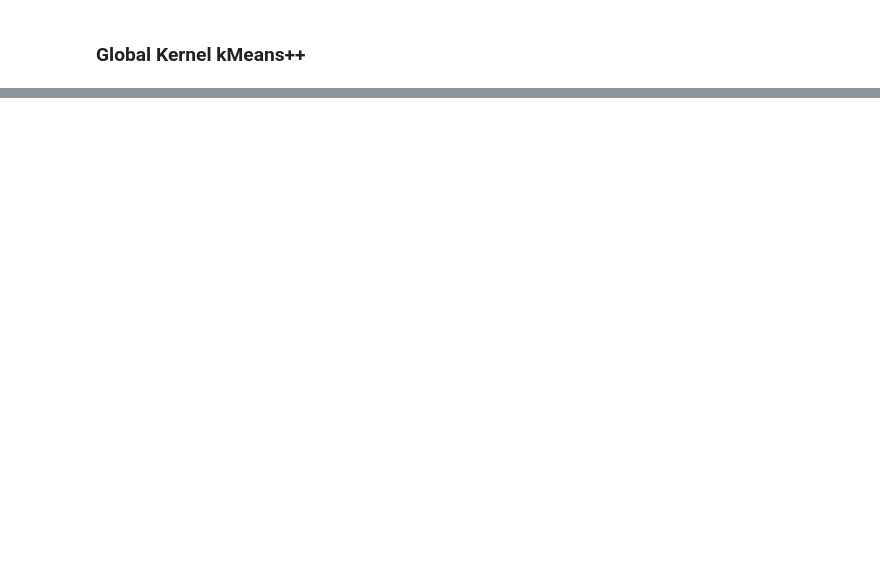
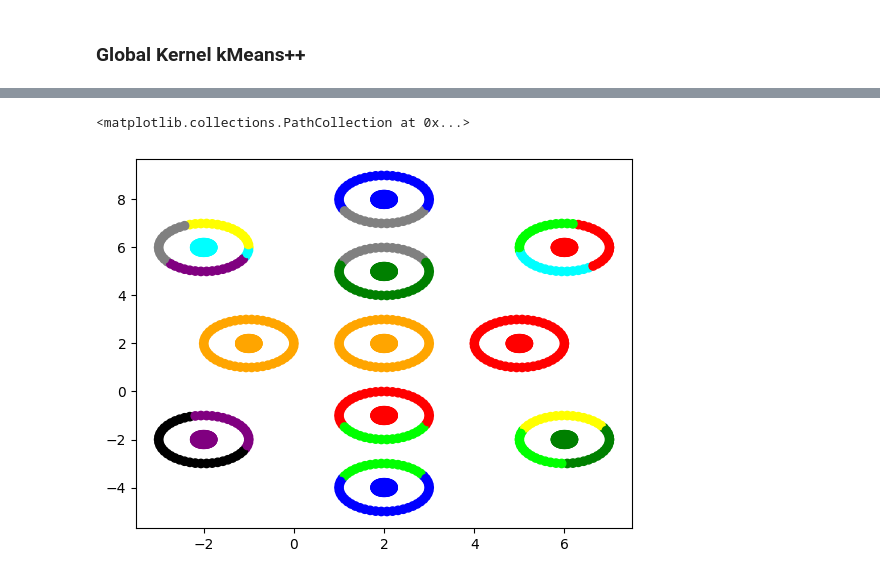
Before and after one commit to gvardakas/global-kernel-k-means-pp, a Jupyter notebook: Kernel k-means.ipynb, the cells around one changed output, grey strips where cells are left out. Saved outputs shown, nothing was run; the diff lists cells and outputs as text; code cells hidden in the pictures; blank space fills up the shorter version.

```diff
--- a/Kernel k-means.ipynb
+++ b/Kernel k-means.ipynb
@@ -123,0 +117,19 @@ ACC: 0.91 PUR: 0.93 NMI: 0.97 ARI: 0.91
+# %%
+from sklearn.cluster import SpectralClustering
+def Spectral_Clustering(n_clusters, X, affinity='rbf', sigma = 1):
+    # Set gamma according to sigma
+    gamma = 1.0
+
+    # Initialize the Spectral Clustering Model
+    spectral_clustering_model = SpectralClustering(n_clusters=n_clusters, affinity=affinity, gamma=gamma, n_init=100)
+
+    # Fit the Spectral Clustering Model to X
+    spectral_clustering_model.fit(X)
+
+    return spectral_clustering_model
+
+Spectral_Clustering_model = Spectral_Clustering(22, X, sigma=1.0)
+plt.scatter(X[:, 0], X[:, 1], c=Spectral_Clustering_model.labels_, cmap=ListedColormap(colors))
+# %% [output]
+<matplotlib.collections.PathCollection at 0x...>
+[figure, added]
```
Also changed, not shown: parts of 7 cells of this notebook, 1 other file.
